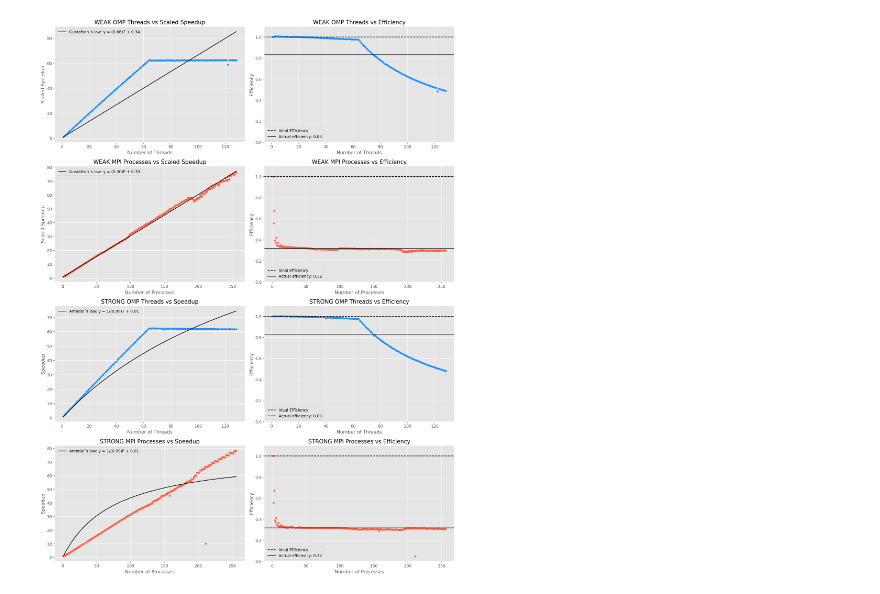
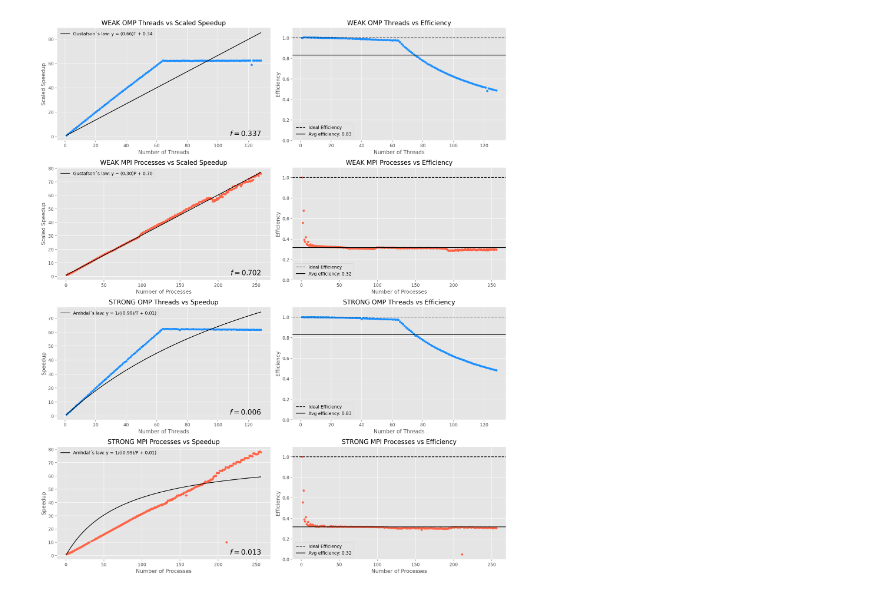
Before and after one commit to eruoppolo/HPC_2023, a Jupyter notebook: ex2/results/scaling_analysis.ipynb, the cells around one changed output. Cells and saved outputs as stored; diff of their text form; code cells hidden in the pictures.

```diff
--- a/ex2/results/scaling_analysis.ipynb
+++ b/ex2/results/scaling_analysis.ipynb
@@ -249,6 +250,8 @@ def Gustafson(workers, alpha):
 
 def Ahmdal(workers, alpha):
     return 1 / ((1 - alpha)/workers + alpha)
+
+ypos = 5
 
 def speedup_weak_plot(df, scaling, process, col='b'):
     title = scaling + ' ' + process
@@ -262,6 +265,16 @@ def speedup_weak_plot(df, scaling, process, col='b'):
     y_pred = Gustafson(X, a)
     plt.plot(X, y, marker='o', markersize=4, linestyle='', color=col)
     plt.plot(X, y_pred, marker='', linestyle='-', color='k', label=f'Gustafson´s law: y = ({b:.2f}){wks} + {a:.2f}')
+    # Add text to the bottom right
+    plt.text(
+        x=max(X),   # Position on the x-axis (rightmost point)
+        y=ypos,  # Position slightly below the plot
+        s=f"$f=${a:.3f}",              # The text to display
+        ha='right',                         # Align the text to the right
+        va='top',                           # Align the text to the top
+        fontsize=16,                        # Adjust the font size
+        color='k',                       # Optional: text color
+    )
     plt.xlabel(f'Number of {workers}')
     plt.ylabel('Scaled Speedup')
     plt.legend()
@@ -279,7 +292,16 @@ def speedup_strong_plot(df, scaling, process, col='b'):
     b = 1-a
     y_pred = Ahmdal(X, a)
     plt.plot(X, y, marker='o', markersize=4, linestyle='', color=col)
-    plt.plot(X, y_pred, marker='', linestyle='-', color='k', label=f'Amhdal´s law: y = 1/({b:.2f}){wks} + {a:.2f}')
+    plt.plot(X, y_pred, marker='', linestyle='-', color='k', label=f'Amhdal´s law: y = 1/(({b:.2f})/{wks} + {a:.2f})')
+    plt.text(
+        x=max(X),   # Position on the x-axis (rightmost point)
+        y=ypos,  # Position slightly below the plot
+        s=f"$f=${a:.3f}",              # The text to display
+        ha='right',                         # Align the text to the right
+        va='top',                           # Align the text to the top
+        fontsize=16,                        # Adjust the font size
+        color='k',                       # Optional: text color
+    )
     plt.xlabel(f'Number of {workers}')
     plt.ylabel('Speedup')
     plt.legend()
@@ -295,7 +317,7 @@ def efficiency_plot(df, scaling, process, col='b'):
     fitted_c = params[0]
     plt.plot(df['Workers'], df['Efficiency'], marker='o', markersize=4, linestyle='', color=col)
     plt.axhline(y=1, color='k', linestyle='--', label='Ideal Efficiency')
-    plt.axhline(y=fitted_c, color='k', linestyle='-', label=f"Actual efficiency: {fitted_c:.2f}")
+    plt.axhline(y=fitted_c, color='k', linestyle='-', label=f"Avg efficiency: {fitted_c:.2f}")
     plt.ylim(0.0, 1.1)
     plt.xlabel(f'Number of {workers}')
     plt.ylabel('Efficiency')
@@ -303,45 +325,45 @@ def efficiency_plot(df, scaling, process, col='b'):
     plt.legend()
     plt.grid(True)
 # %%
-plt.figure(figsize=(15, 20), dpi=200)
+plt.figure(figsize=(15, 35), dpi=200)
 
 c1='dodgerblue'
 c2='tomato'
 
 # Plot 1: Workers vs Speedup (WEAK OMP)
-plt.subplot(4, 2, 1)
+plt.subplot(8, 2, 1)
 speedup_weak_plot(df_wo, 'WEAK',  'OMP', col=c1)
 
 # Plot 2: Workers vs Efficiency (WEAK OMP)
-plt.subplot(4, 2, 2)
+plt.subplot(8, 2, 2)
 efficiency_plot(df_wo, 'WEAK', 'OMP', col=c1)
 
 # Plot 3: Workers vs Speedup (WEAK MPI)
-plt.subplot(4, 2, 3)
+plt.subplot(8, 2, 3)
 speedup_weak_plot(df_wm, 'WEAK', 'MPI', col=c2)
 
 # Plot 4: Workers vs Efficiency (WEAK MPI)
-plt.subplot(4, 2, 4)
+plt.subplot(8, 2, 4)
 efficiency_plot(df_wm, 'WEAK', 'MPI', col=c2)
 
 # Plot 5: Workers vs Speedup (STRONG OMP)
-plt.subplot(4, 2, 5)
+plt.subplot(8, 2, 5)
 speedup_strong_plot(df_so, 'STRONG', 'OMP', col=c1)
 
 # Plot 6: Workers vs Efficiency (STRONG OMP)
-plt.subplot(4, 2, 6)
+plt.subplot(8, 2, 6)
 efficiency_plot(df_so, 'STRONG', 'OMP', col=c1)
 
 # Plot 7: Workers vs Speedup (STRONG MPI)
-plt.subplot(4, 2, 7)
+plt.subplot(8, 2, 7)
 speedup_strong_plot(df_sm, 'STRONG', 'MPI', col=c2)
 
 # Plot 8: Workers vs Efficiency (STRONG MPI)
-plt.subplot(4, 2, 8)
+plt.subplot(8, 2, 8)
 efficiency_plot(df_sm, 'STRONG', 'MPI', col=c2)
 
 plt.tight_layout()
-plt.savefig(f"{dir}/plots/scaling_plot.png")
+plt.savefig(f"{dir}/../plots/scaling_plot.png")
 plt.show()
 # %% [output]
-[figure, old version]
+[figure, new version]
```
Also changed, not shown: parts of 9 cells of this notebook, 19 other files.
